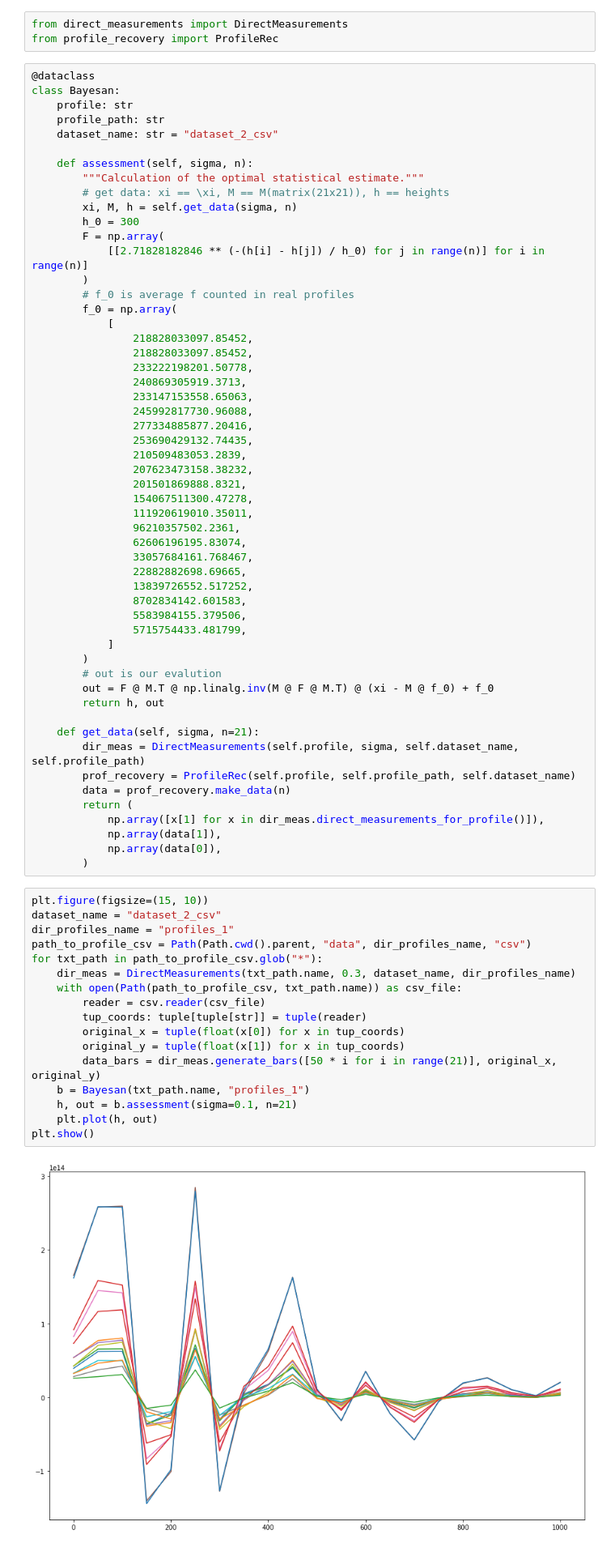
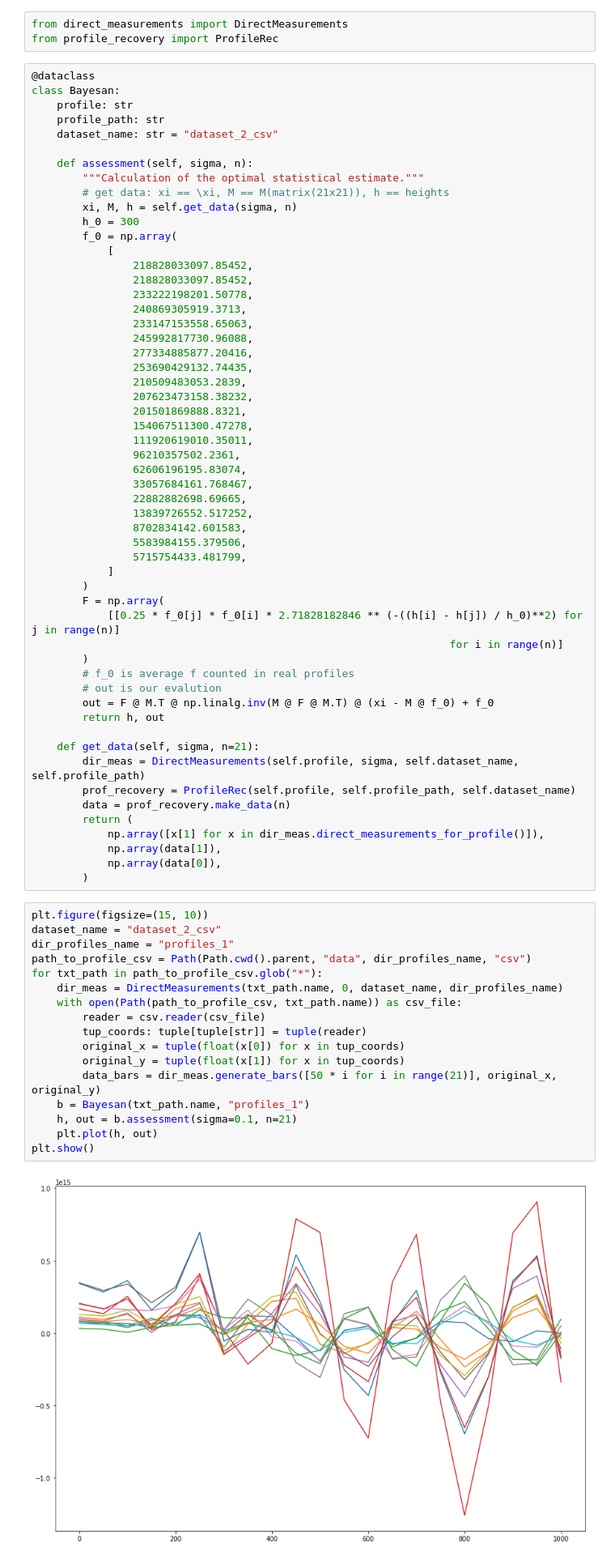
Before and after one commit to Mkrie/thesis, a Jupyter notebook: notebooks/bayesan.ipynb, the cells around one changed output. Shown at 81% size. Saved outputs shown, nothing was run; the diff lists cells and outputs as text.

```diff
--- a/notebooks/bayesan.ipynb
+++ b/notebooks/bayesan.ipynb
@@ -36,10 +36,6 @@ class Bayesan:
         # get data: xi == \xi, M == M(matrix(21x21)), h == heights
         xi, M, h = self.get_data(sigma, n)
         h_0 = 300
-        F = np.array(
-            [[2.71828182846 ** (-(h[i] - h[j]) / h_0) for j in range(n)] for i in range(n)]
-        )
-        # f_0 is average f counted in real profiles
         f_0 = np.array(
             [
                 218828033097.85452,
@@ -65,6 +61,11 @@ class Bayesan:
                 5715754433.481799,
             ]
         )
+        F = np.array(
+            [[0.25 * f_0[j] * f_0[i] * 2.71828182846 ** (-((h[i] - h[j]) / h_0)**2) for j in range(n)]
+                                                                  for i in range(n)]
+        )
+        # f_0 is average f counted in real profiles
         # out is our evalution
         out = F @ M.T @ np.linalg.inv(M @ F @ M.T) @ (xi - M @ f_0) + f_0
         return h, out
@@ -81,19 +82,19 @@ class Bayesan:
 # %%
 plt.figure(figsize=(15, 10))
 dataset_name = "dataset_2_csv"
 dir_profiles_name = "profiles_1"
 path_to_profile_csv = Path(Path.cwd().parent, "data", dir_profiles_name, "csv")
 for txt_path in path_to_profile_csv.glob("*"):
-    dir_meas = DirectMeasurements(txt_path.name, 0.3, dataset_name, dir_profiles_name)
+    dir_meas = DirectMeasurements(txt_path.name, 0, dataset_name, dir_profiles_name)
     with open(Path(path_to_profile_csv, txt_path.name)) as csv_file:
         reader = csv.reader(csv_file)
         tup_coords: tuple[tuple[str]] = tuple(reader)
         original_x = tuple(float(x[0]) for x in tup_coords)
         original_y = tuple(float(x[1]) for x in tup_coords)
         data_bars = dir_meas.generate_bars([50 * i for i in range(21)], original_x, original_y)
     b = Bayesan(txt_path.name, "profiles_1")
     h, out = b.assessment(sigma=0.1, n=21)
     plt.plot(h, out)
 plt.show()
 # %% [output]
-[figure, old version]
+[figure, new version]
```
Also changed, not shown: parts of 2 cells of this notebook, 1 other file.
